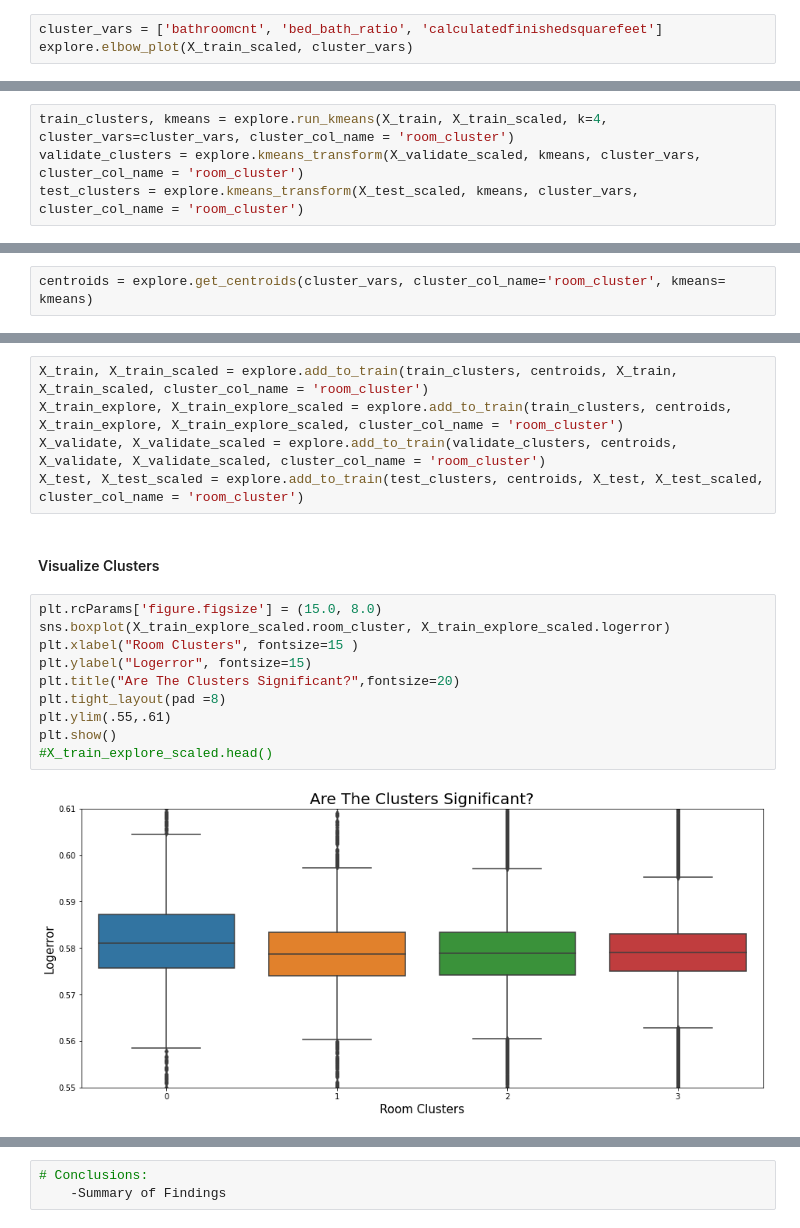
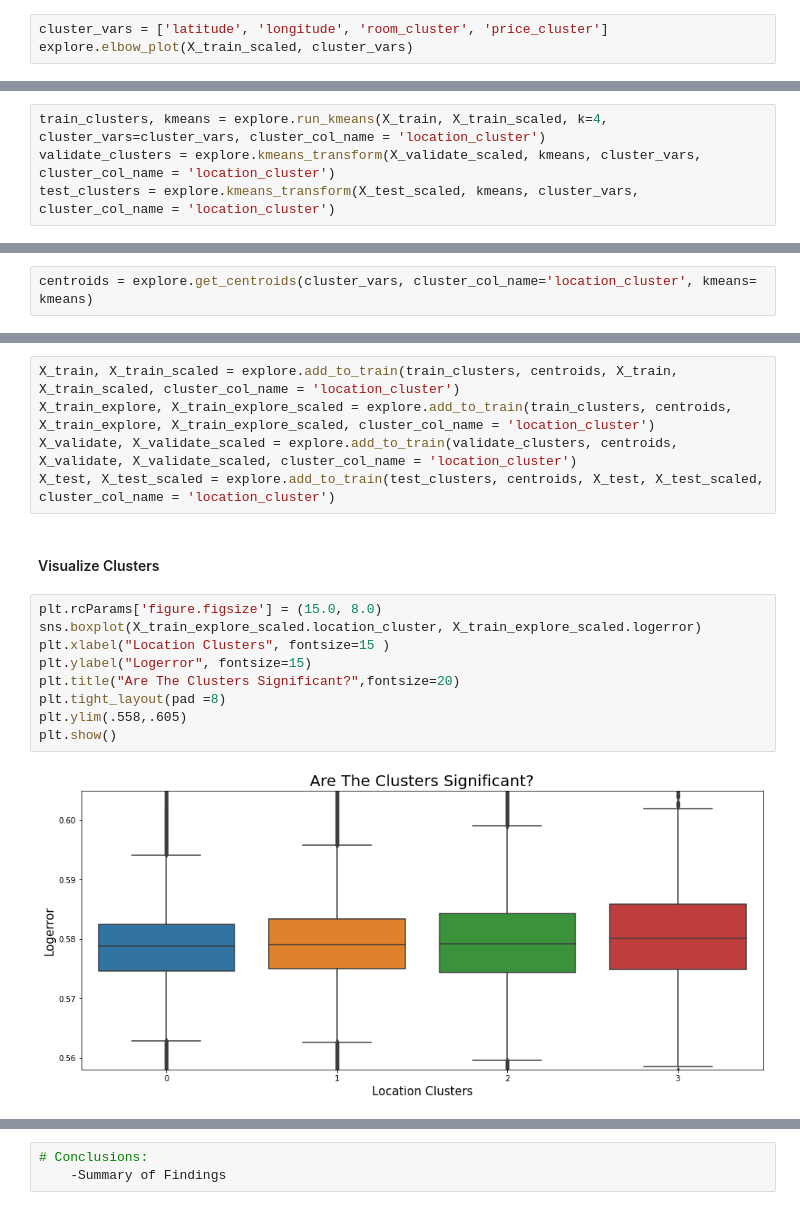
Before and after one commit to CSolitaire/zillow_cluster_project, a Jupyter notebook: final_notebook_clustering.ipynb, the cells around one changed output, grey strips where cells are left out. Saved outputs shown, nothing was run; the diff lists cells and outputs as text.

```diff
--- a/final_notebook_clustering.ipynb
+++ b/final_notebook_clustering.ipynb
@@ -331,7 +515,7 @@ plt.tight_layout()
 # %% [markdown]
 #### Elbow Plot
 # %%
-cluster_vars = ['bathroomcnt', 'bed_bath_ratio', 'calculatedfinishedsquarefeet']
+cluster_vars = ['latitude', 'longitude', 'room_cluster', 'price_cluster']
 explore.elbow_plot(X_train_scaled, cluster_vars)
 # %% [output]
    k                  sse
@@ -348,11 +532,11 @@ explore.elbow_plot(X_train_scaled, cluster_vars)
 # %% [markdown]
 #### Create Clusters
 # %%
-train_clusters, kmeans = explore.run_kmeans(X_train, X_train_scaled, k=4, cluster_vars=cluster_vars, cluster_col_name = 'room_cluster')
-validate_clusters = explore.kmeans_transform(X_validate_scaled, kmeans, cluster_vars, cluster_col_name = 'room_cluster')
-test_clusters = explore.kmeans_transform(X_test_scaled, kmeans, cluster_vars, cluster_col_name = 'room_cluster')
+train_clusters, kmeans = explore.run_kmeans(X_train, X_train_scaled, k=4, cluster_vars=cluster_vars, cluster_col_name = 'location_cluster')
+validate_clusters = explore.kmeans_transform(X_validate_scaled, kmeans, cluster_vars, cluster_col_name = 'location_cluster')
+test_clusters = explore.kmeans_transform(X_test_scaled, kmeans, cluster_vars, cluster_col_name = 'location_cluster')
 # %% [markdown]
 #### Get Centroids
 # %%
-centroids = explore.get_centroids(cluster_vars, cluster_col_name='room_cluster', kmeans= kmeans)
+centroids = explore.get_centroids(cluster_vars, cluster_col_name='location_cluster', kmeans= kmeans)
 # %% [markdown]
@@ -360,20 +544,19 @@ centroids = explore.get_centroids(cluster_vars, cluster_col_name='room_cluster',
 # %%
-X_train, X_train_scaled = explore.add_to_train(train_clusters, centroids, X_train, X_train_scaled, cluster_col_name = 'room_cluster')
-X_train_explore, X_train_explore_scaled = explore.add_to_train(train_clusters, centroids, X_train_explore, X_train_explore_scaled, cluster_col_name = 'room_cluster')
-X_validate, X_validate_scaled = explore.add_to_train(validate_clusters, centroids, X_validate, X_validate_scaled, cluster_col_name = 'room_cluster')
-X_test, X_test_scaled = explore.add_to_train(test_clusters, centroids, X_test, X_test_scaled, cluster_col_name = 'room_cluster')
+X_train, X_train_scaled = explore.add_to_train(train_clusters, centroids, X_train, X_train_scaled, cluster_col_name = 'location_cluster')
+X_train_explore, X_train_explore_scaled = explore.add_to_train(train_clusters, centroids, X_train_explore, X_train_explore_scaled, cluster_col_name = 'location_cluster')
+X_validate, X_validate_scaled = explore.add_to_train(validate_clusters, centroids, X_validate, X_validate_scaled, cluster_col_name = 'location_cluster')
+X_test, X_test_scaled = explore.add_to_train(test_clusters, centroids, X_test, X_test_scaled, cluster_col_name = 'location_cluster')
 # %% [markdown]
 #### Visualize Clusters
 # %%
 plt.rcParams['figure.figsize'] = (15.0, 8.0)
-sns.boxplot(X_train_explore_scaled.room_cluster, X_train_explore_scaled.logerror)
-plt.xlabel("Room Clusters", fontsize=15 )
+sns.boxplot(X_train_explore_scaled.location_cluster, X_train_explore_scaled.logerror)
+plt.xlabel("Location Clusters", fontsize=15 )
 plt.ylabel("Logerror", fontsize=15)
 plt.title("Are The Clusters Significant?",fontsize=20)
 plt.tight_layout(pad =8)
-plt.ylim(.55,.61)
+plt.ylim(.558,.605)
 plt.show()
-#X_train_explore_scaled.head()
 # %% [output]
-[figure, old version]
+[figure, new version]
 # %% [markdown]
```
Also changed, not shown: parts of 86 cells of this notebook.
